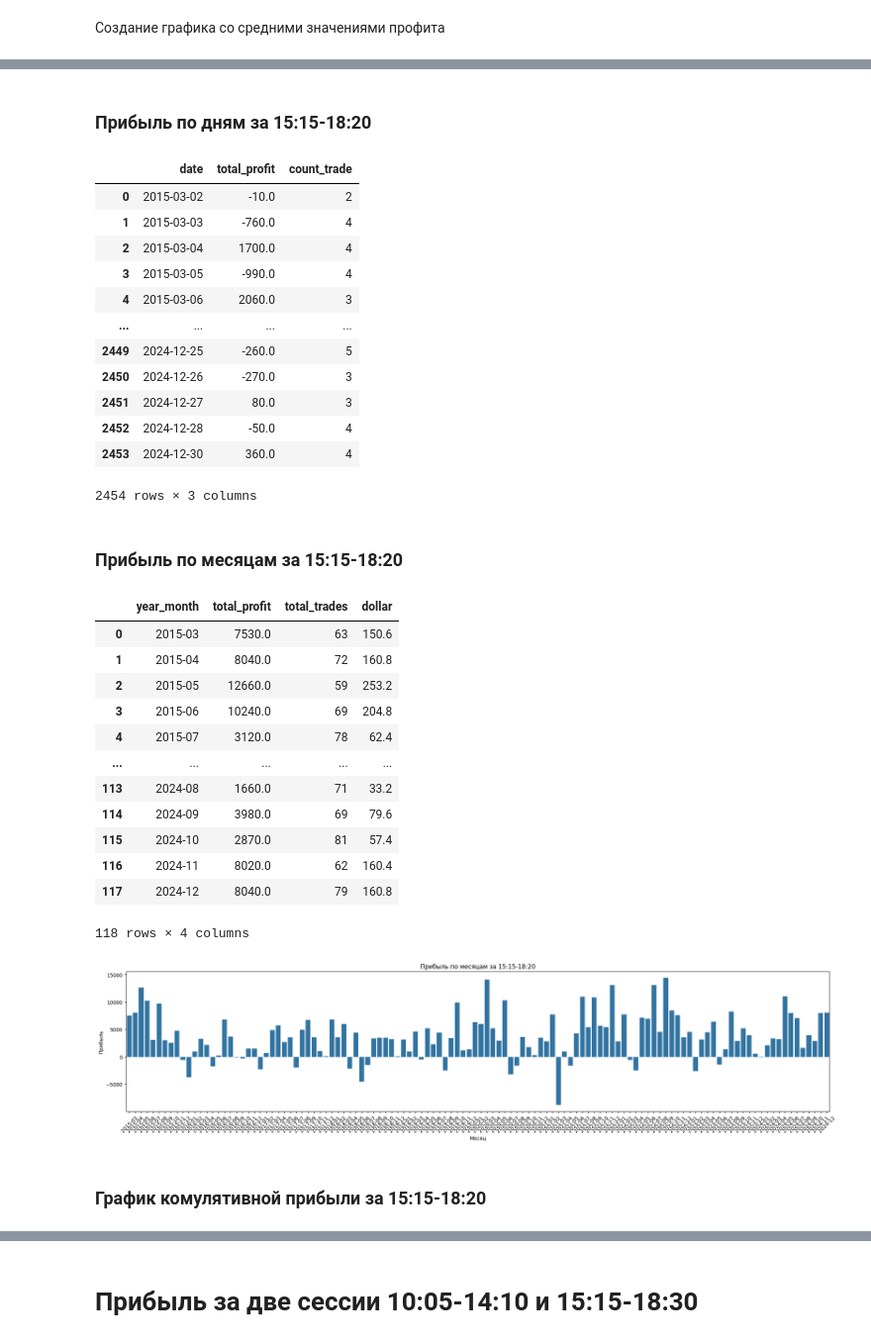
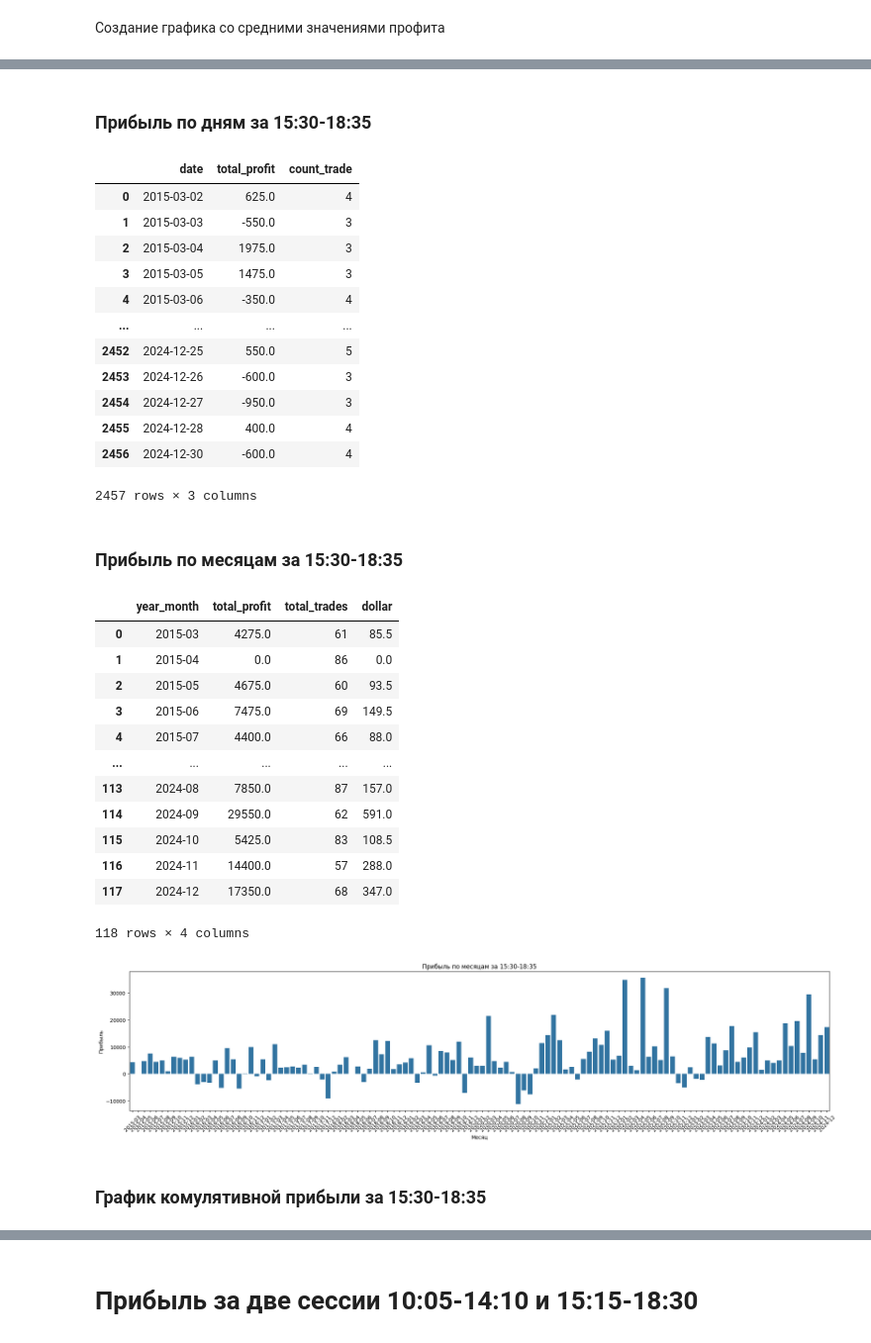
Before and after one commit to Alkor135/pj5_GMTS_trade_research, a Jupyter notebook: MIX_MOEX/MIX_исследования_времени_торговли.ipynb, the cells around one changed output, grey strips where cells are left out. Shown: that part at 99% size. Cells and saved outputs as stored; diff of their text form; code cells hidden in the pictures.

```diff
--- a/MIX_MOEX/MIX_исследования_времени_торговли.ipynb
+++ b/MIX_MOEX/MIX_исследования_времени_торговли.ipynb
@@ -143,7 +143,7 @@ df['date'] = df['tradedate'].dt.date
 df['time'] = df['tradedate'].dt.time
 
 # Учет спреда при симуляции торговли
-df["profit"] = df["profit"] - 10
+df["profit"] = df["profit"] - 25
 
 df
 # %% [output]
@@ -218,8 +218,8 @@ plt.show()
 # %%
 # Фильтрация строк с 15:15:00
 df_amer = df[
-         (df["tradedate"].dt.time >= pd.to_datetime("15:15:00").time()) &
-         (df["tradedate"].dt.time <= pd.to_datetime("18:20:00").time())
+         (df["tradedate"].dt.time >= pd.to_datetime("15:30:00").time()) &
+         (df["tradedate"].dt.time <= pd.to_datetime("18:35:00").time())
 ]
 
 df_amer
@@ -240,5 +240,5 @@ df_amer
 # %% [markdown]
-### Прибыль по дням  за 15:15-18:20
+### Прибыль по дням  за 15:30-18:35
 # %%
 df_amer_date = (
     df_amer.groupby(['date'], as_index=False)
@@ -254,20 +254,20 @@ df_amer_date = (
 df_amer_date
 # %% [output]
 |  | date | total_profit | count_trade |
-| 0 | 2015-03-02 | -10.0 | 2 |
-| 1 | 2015-03-03 | -760.0 | 4 |
-| 2 | 2015-03-04 | 1700.0 | 4 |
-| 3 | 2015-03-05 | -990.0 | 4 |
-| 4 | 2015-03-06 | 2060.0 | 3 |
+| 0 | 2015-03-02 | 625.0 | 4 |
+| 1 | 2015-03-03 | -550.0 | 3 |
+| 2 | 2015-03-04 | 1975.0 | 3 |
+| 3 | 2015-03-05 | 1475.0 | 3 |
+| 4 | 2015-03-06 | -350.0 | 4 |
 | ... | ... | ... | ... |
-| 2449 | 2024-12-25 | -260.0 | 5 |
-| 2450 | 2024-12-26 | -270.0 | 3 |
-| 2451 | 2024-12-27 | 80.0 | 3 |
-| 2452 | 2024-12-28 | -50.0 | 4 |
-| 2453 | 2024-12-30 | 360.0 | 4 |
+| 2452 | 2024-12-25 | 550.0 | 5 |
+| 2453 | 2024-12-26 | -600.0 | 3 |
+| 2454 | 2024-12-27 | -950.0 | 3 |
+| 2455 | 2024-12-28 | 400.0 | 4 |
+| 2456 | 2024-12-30 | -600.0 | 4 |
-2454 rows × 3 columns
+2457 rows × 3 columns
 # %% [markdown]
-### Прибыль по месяцам за 15:15-18:20
+### Прибыль по месяцам за 15:30-18:35
 # %%
 df_tmp = df_amer.copy()
 
@@ -298,33 +298,33 @@ df_month_profit['dollar'] = df_month_profit['total_profit'] * 0.02
 df_month_profit
 # %% [output]
 |  | year_month | total_profit | total_trades | dollar |
-| 0 | 2015-03 | 7530.0 | 63 | 150.6 |
-| 1 | 2015-04 | 8040.0 | 72 | 160.8 |
-| 2 | 2015-05 | 12660.0 | 59 | 253.2 |
-| 3 | 2015-06 | 10240.0 | 69 | 204.8 |
-| 4 | 2015-07 | 3120.0 | 78 | 62.4 |
+| 0 | 2015-03 | 4275.0 | 61 | 85.5 |
+| 1 | 2015-04 | 0.0 | 86 | 0.0 |
+| 2 | 2015-05 | 4675.0 | 60 | 93.5 |
+| 3 | 2015-06 | 7475.0 | 69 | 149.5 |
+| 4 | 2015-07 | 4400.0 | 66 | 88.0 |
 | ... | ... | ... | ... | ... |
-| 113 | 2024-08 | 1660.0 | 71 | 33.2 |
-| 114 | 2024-09 | 3980.0 | 69 | 79.6 |
-| 115 | 2024-10 | 2870.0 | 81 | 57.4 |
-| 116 | 2024-11 | 8020.0 | 62 | 160.4 |
-| 117 | 2024-12 | 8040.0 | 79 | 160.8 |
+| 113 | 2024-08 | 7850.0 | 87 | 157.0 |
+| 114 | 2024-09 | 29550.0 | 62 | 591.0 |
+| 115 | 2024-10 | 5425.0 | 83 | 108.5 |
+| 116 | 2024-11 | 14400.0 | 57 | 288.0 |
+| 117 | 2024-12 | 17350.0 | 68 | 347.0 |
 118 rows × 4 columns
 # %%
 df_month_profit = df_month_profit.sort_values(by='year_month', ascending=True)
 
 # Строим график зависимости
 plt.figure(figsize=(25, 5))
 sns.barplot(x=df_month_profit['year_month'].astype(str), y=df_month_profit['total_profit'])
 plt.xticks(rotation=45)  # Поворачиваем подписи оси X для читаемости
-plt.title('Прибыль по месяцам за 15:15-18:20')
+plt.title('Прибыль по месяцам за 15:30-18:35')
 plt.xlabel('Месяц')
 plt.ylabel('Прибыль')
 plt.show()
 # %% [output]
-[figure, old version]
+[figure, new version]
 # %% [markdown]
-### График комулятивной прибыли за 15:15-18:20
+### График комулятивной прибыли за 15:30-18:35
 # %%
 df_amer_date['sum_profit'] = df_amer_date['total_profit'].cumsum()
 
```
Also changed, not shown: parts of 15 cells of this notebook, 2 other files.
